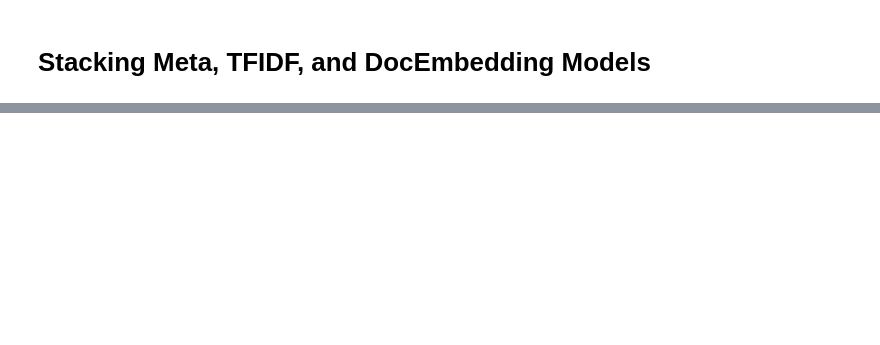
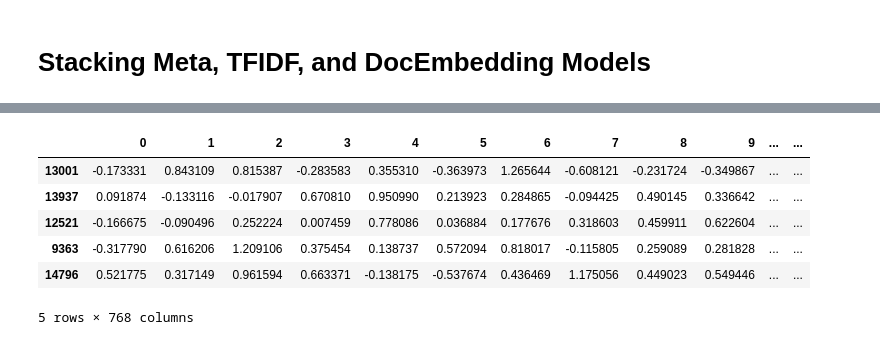
Before and after one commit to Sepelbaum/propaganda-project, a Jupyter notebook: sentence-data/stacked_model.ipynb, the cells around one changed output, grey strips where cells are left out. Drawn from its saved outputs; the diff is of its cells as text; code cells hidden in the pictures; blank space fills up the shorter version.

```diff
--- a/sentence-data/stacked_model.ipynb
+++ b/sentence-data/stacked_model.ipynb
@@ -29,0 +256,3 @@ sclf.fit(X, y)
+# %%
+X_train['tfidf']=tfidf.fit_transform(X_train['text'])
+X_test['tfidf']=tfidf.transform(X_test['text'])
@@ -29,0 +274,20 @@ sclf.fit(X, y)
+# %%
+from sklearn_pandas import DataFrameMapper
+column_tuples_train = [
+    ('text', tfidf),
+    ('sentiment_score', None),
+    ('abs_sent_score', None),
+    ('punct_count', None),
+    ('word_count', None),
+    ('%adj', None),
+    ('%verb', None),
+    ('%adv', None),
+    ('%noun', None),
+    ('avg_word_length', None),
+    ('strong_subjectives_count', None)
+]
+
+
+mapper_1 = DataFrameMapper(column_tuples_train, df_out=True)
+# %%
+X_train_mapped = mapper_1.fit_transform(X_train)
@@ -29,0 +296,2 @@ sclf.fit(X, y)
+# %%
+X_train_all = X_train_mapped.join(just_embeds_train)
@@ -29,0 +347,10 @@ sclf.fit(X, y)
+# %%
+X_train_all[X_train_all.columns[3272:4040]].head()
+# %% [output]
+|  | 0 | 1 | 2 | 3 | 4 | 5 | 6 | 7 | 8 | 9 | ... | ... |
+| 13001 | -0.173331 | 0.843109 | 0.815387 | -0.283583 | 0.355310 | -0.363973 | 1.265644 | -0.608121 | -0.231724 | -0.349867 | ... | ... |
+| 13937 | 0.091874 | -0.133116 | -0.017907 | 0.670810 | 0.950990 | 0.213923 | 0.284865 | -0.094425 | 0.490145 | 0.336642 | ... | ... |
+| 12521 | -0.166675 | -0.090496 | 0.252224 | 0.007459 | 0.778086 | 0.036884 | 0.177676 | 0.318603 | 0.459911 | 0.622604 | ... | ... |
+| 9363 | -0.317790 | 0.616206 | 1.209106 | 0.375454 | 0.138737 | 0.572094 | 0.818017 | -0.115805 | 0.259089 | 0.281828 | ... | ... |
+| 14796 | 0.521775 | 0.317149 | 0.961594 | 0.663371 | -0.138175 | -0.537674 | 0.436469 | 1.175056 | 0.449023 | 0.549446 | ... | ... |
+5 rows × 768 columns
```
Also changed, not shown: parts of 66 cells of this notebook, 2 other files.
